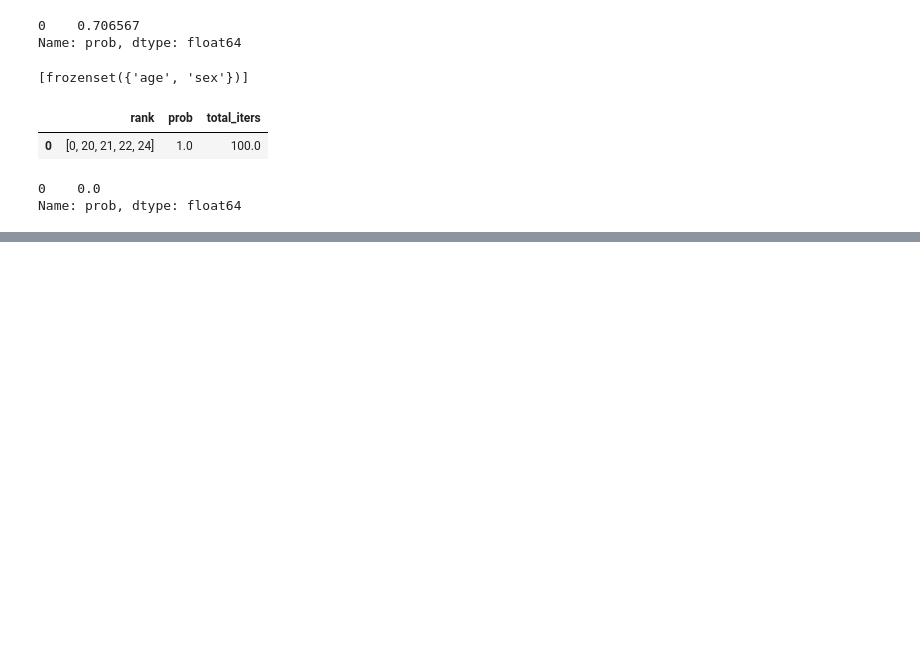
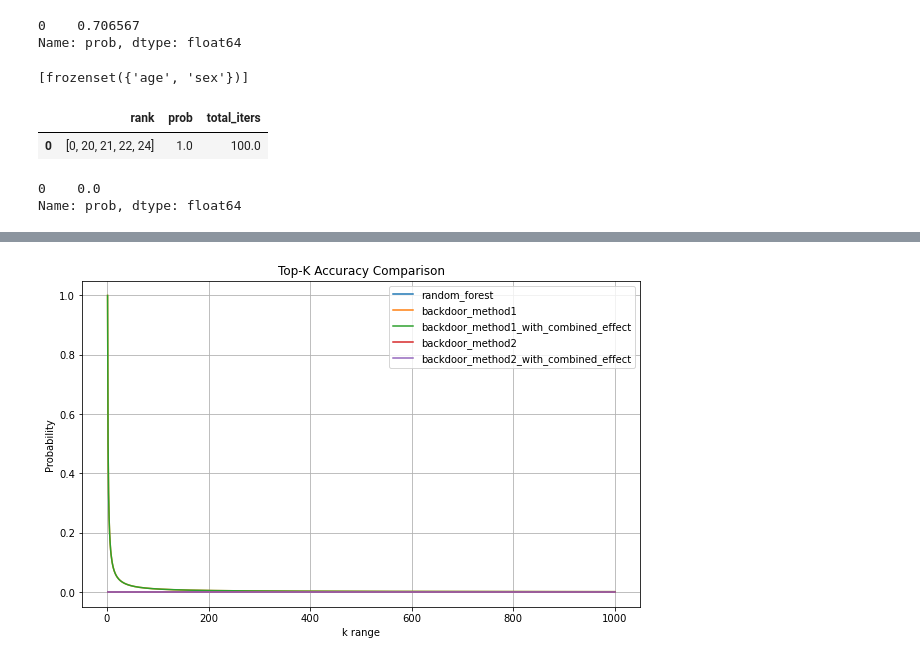
Before and after one commit to sainyam/Hyper-Code, a Jupyter notebook: ranking_query/German_exp.ipynb, the cells around one changed output, grey strips where cells are left out. Drawn from its saved outputs; the diff is of its cells as text; code cells hidden in the pictures; blank space fills up the shorter version.

```diff
--- a/ranking_query/German_exp.ipynb
+++ b/ranking_query/German_exp.ipynb
@@ -600,0 +659,6 @@ Name: prob, dtype: float64
+# %%
+backdoor_2_preds_cg=ranking_funcs.predict_backdoor_opt2(new_G_combined, df, len(df), {'status':1}, 'credit_amount',{'age':1},'fix')
+# %%
+backdoor_1_preds=ranking_funcs.predict_backdoor_opt(new_G, df, len(df), {'status':1}, 'credit_amount',{'age':1},'fix')
+# %%
+backdoor_1_preds_cg=ranking_funcs.predict_backdoor_opt(new_G_combined, df, len(df), {'status':1}, 'credit_amount',{'age':1},'fix')
@@ -600,0 +696,25 @@ Name: prob, dtype: float64
+# %%
+df_top_k_accuracy=pd.DataFrame({'random_forest':rf_results,'backdoor_method1':back_door_opt1_with_G,
+                               'backdoor_method1_with_combined_effect':back_door_opt1_with_combined_G,
+                               'backdoor_method2':back_door_opt2_with_G,
+                                'backdoor_method2_with_combined_effect':back_door_opt2_with_combined_G,
+                               'k_range':range(1,len(updated_df)+1)})
+
+df_in_top_k_accuracy=pd.DataFrame({'random_forest':rf_results_in_topk,'backdoor_method1':back_door_opt1_with_G_in_topk,
+                               'backdoor_method1_with_combined_effect':back_door_opt1_with_combined_G_in_topk,
+                               'backdoor_method2':back_door_opt2_with_G_in_topk,
+                                'backdoor_method2_with_combined_effect':back_door_opt2_with_combined_G_in_topk,
+                                'k_range':range(1,len(updated_df)+1)})
+# %%
+plt.figure(figsize=(10, 6))
+for column in df_top_k_accuracy.columns[:-1]:
+    plt.plot(df_top_k_accuracy["k_range"], df_top_k_accuracy[column], label=column)
+
+plt.xlabel("k range")
+plt.ylabel("Probability")
+plt.title("Top-K Accuracy Comparison")
+plt.legend()
+plt.grid(True)
+plt.savefig(f'ranking_plots/top_k_comparison_german.png')
+# %% [output]
+[figure, added]
```
Also changed, not shown: parts of 50 cells of this notebook, 31 other files.
